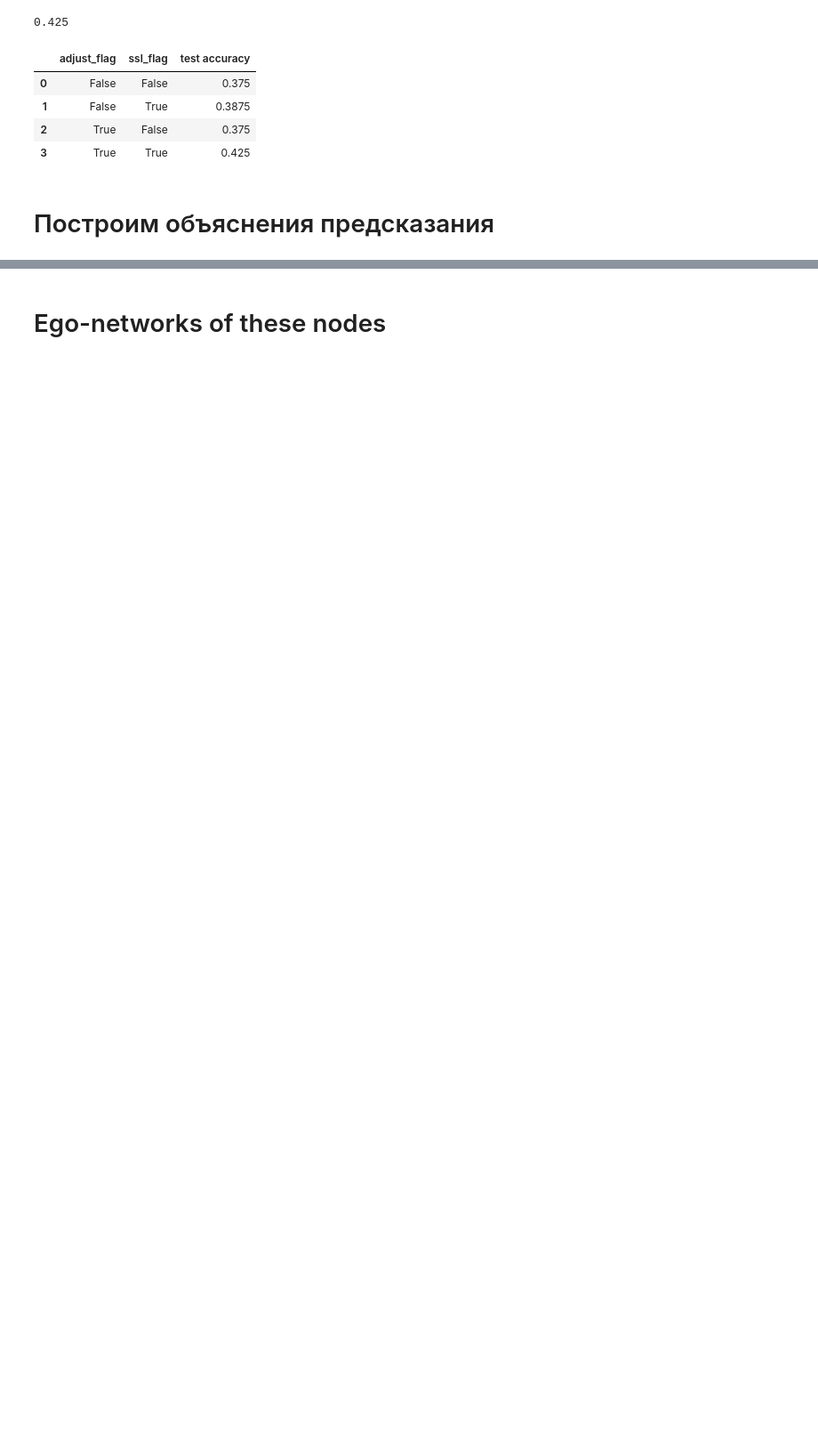
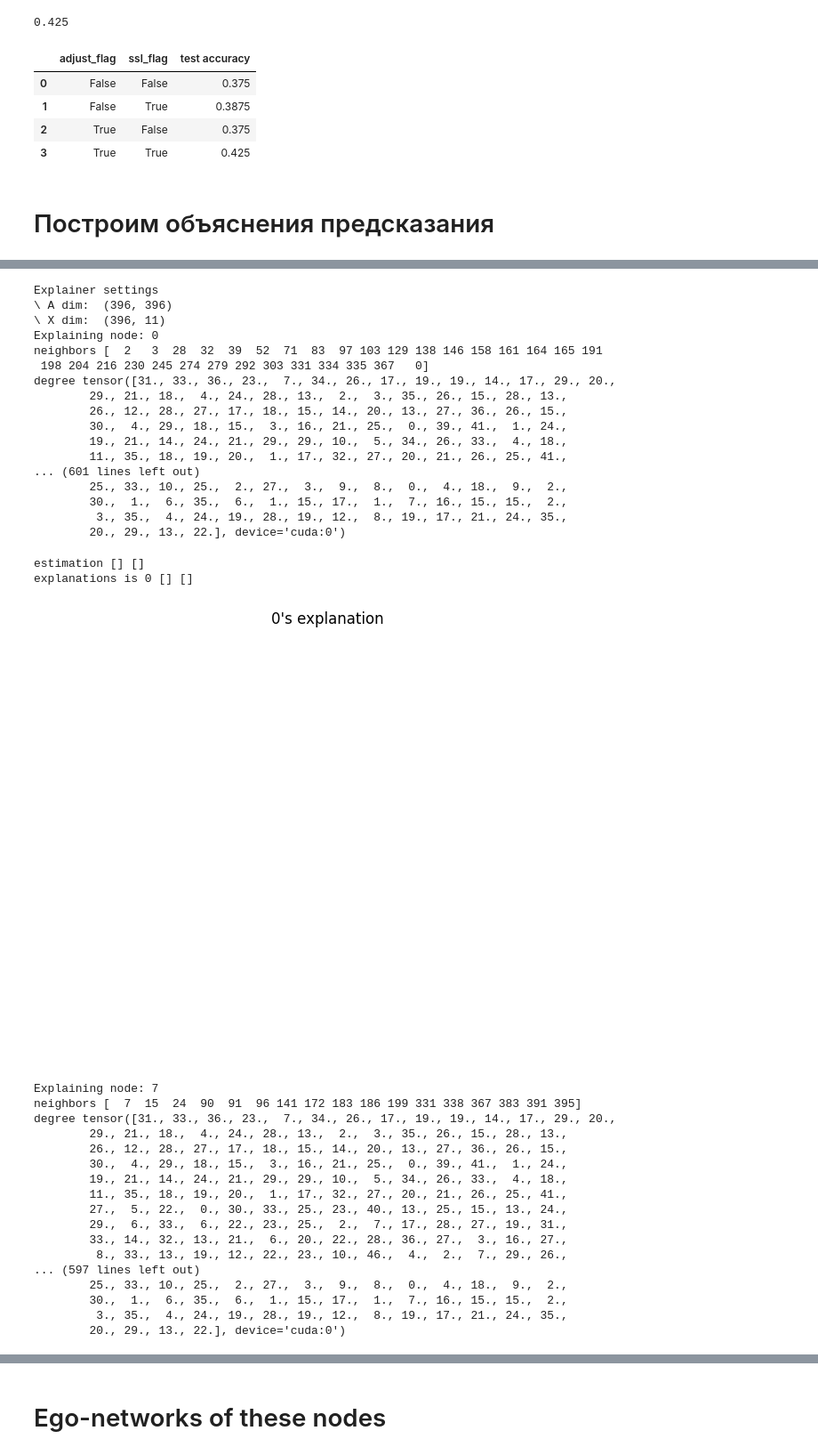
Before and after one commit to aimclub/StableGNN, a Jupyter notebook: tutorials/tutorial_node_classification.ipynb, the cells around one changed output, grey strips where cells are left out. Shown: that part at 89% size. Drawn from its saved outputs; the diff is of its cells as text; code cells hidden in the pictures; blank space fills up the shorter version.

```diff
--- a/tutorials/tutorial_node_classification.ipynb
+++ b/tutorials/tutorial_node_classification.ipynb
@@ -183,37 +237,75 @@ import matplotlib.pyplot as plt
 from torch_geometric.utils import to_dense_adj
 
 from stable_gnn.explain import Explain
-
+model = torch.load('../data_validation/oil_fields/model.pt')
 root='../data_validation/'
 features = np.load(root + name + "/X.npy")
 if os.path.exists(root + name + "/A.npy"):
     adj_matrix = np.load(root + name + "/A.npy")
 else:
     adj_matrix = torch.squeeze(to_dense_adj(data.edge_index.cpu())).numpy()
 
 
 explainer = Explain(model=model, adj_matrix=adj_matrix, features=features)
 
 for global_node in [0,7]:
         pgm_explanation = explainer.structure_learning(global_node)
         print("explanations is", global_node, pgm_explanation.nodes, pgm_explanation.edges)
         g = nx.DiGraph()
         mapping = {}
         inv_mapping = {}
         for i, node in enumerate(pgm_explanation.nodes):
             mapping[node]=i
             inv_mapping[i]=node
 
         edges = []
         for edge in pgm_explanation.edges:
             edges.append([mapping[edge[0]], mapping[edge[1]]])
         g.add_edges_from(edges)
         for node in g.nodes():
             print(node)
             g.add_node(node)
 
         plt.figure()
         nx.draw(g)
         plt.title(str(global_node)+'\'s explanation' )
         plt.show()
         plt.close()
+# %% [output]
+Explainer settings
+\ A dim:  (396, 396)
+\ X dim:  (396, 11)
+Explaining node: 0
+neighbors [  2   3  28  32  39  52  71  83  97 103 129 138 146 158 161 164 165 191
+ 198 204 216 230 245 274 279 292 303 331 334 335 367   0]
+degree tensor([31., 33., 36., 23.,  7., 34., 26., 17., 19., 19., 14., 17., 29., 20.,
+        29., 21., 18.,  4., 24., 28., 13.,  2.,  3., 35., 26., 15., 28., 13.,
+        26., 12., 28., 27., 17., 18., 15., 14., 20., 13., 27., 36., 26., 15.,
+        30.,  4., 29., 18., 15.,  3., 16., 21., 25.,  0., 39., 41.,  1., 24.,
+        19., 21., 14., 24., 21., 29., 29., 10.,  5., 34., 26., 33.,  4., 18.,
+        11., 35., 18., 19., 20.,  1., 17., 32., 27., 20., 21., 26., 25., 41.,
+... (601 lines left out)
+        25., 33., 10., 25.,  2., 27.,  3.,  9.,  8.,  0.,  4., 18.,  9.,  2.,
+        30.,  1.,  6., 35.,  6.,  1., 15., 17.,  1.,  7., 16., 15., 15.,  2.,
+         3., 35.,  4., 24., 19., 28., 19., 12.,  8., 19., 17., 21., 24., 35.,
+        20., 29., 13., 22.], device='cuda:0')
+estimation [] []
+explanations is 0 [] []
+[figure, added]
+Explaining node: 7
+neighbors [  7  15  24  90  91  96 141 172 183 186 199 331 338 367 383 391 395]
+degree tensor([31., 33., 36., 23.,  7., 34., 26., 17., 19., 19., 14., 17., 29., 20.,
+        29., 21., 18.,  4., 24., 28., 13.,  2.,  3., 35., 26., 15., 28., 13.,
+        26., 12., 28., 27., 17., 18., 15., 14., 20., 13., 27., 36., 26., 15.,
+        30.,  4., 29., 18., 15.,  3., 16., 21., 25.,  0., 39., 41.,  1., 24.,
+        19., 21., 14., 24., 21., 29., 29., 10.,  5., 34., 26., 33.,  4., 18.,
+        11., 35., 18., 19., 20.,  1., 17., 32., 27., 20., 21., 26., 25., 41.,
+        27.,  5., 22.,  0., 30., 33., 25., 23., 40., 13., 25., 15., 13., 24.,
+        29.,  6., 33.,  6., 22., 23., 25.,  2.,  7., 17., 28., 27., 19., 31.,
+        33., 14., 32., 13., 21.,  6., 20., 22., 28., 36., 27.,  3., 16., 27.,
+         8., 33., 13., 19., 12., 22., 23., 10., 46.,  4.,  2.,  7., 29., 26.,
+... (597 lines left out)
+        25., 33., 10., 25.,  2., 27.,  3.,  9.,  8.,  0.,  4., 18.,  9.,  2.,
+        30.,  1.,  6., 35.,  6.,  1., 15., 17.,  1.,  7., 16., 15., 15.,  2.,
+         3., 35.,  4., 24., 19., 28., 19., 12.,  8., 19., 17., 21., 24., 35.,
+        20., 29., 13., 22.], device='cuda:0')
```
Also changed, not shown: parts of 6 cells of this notebook, 14 other files.
